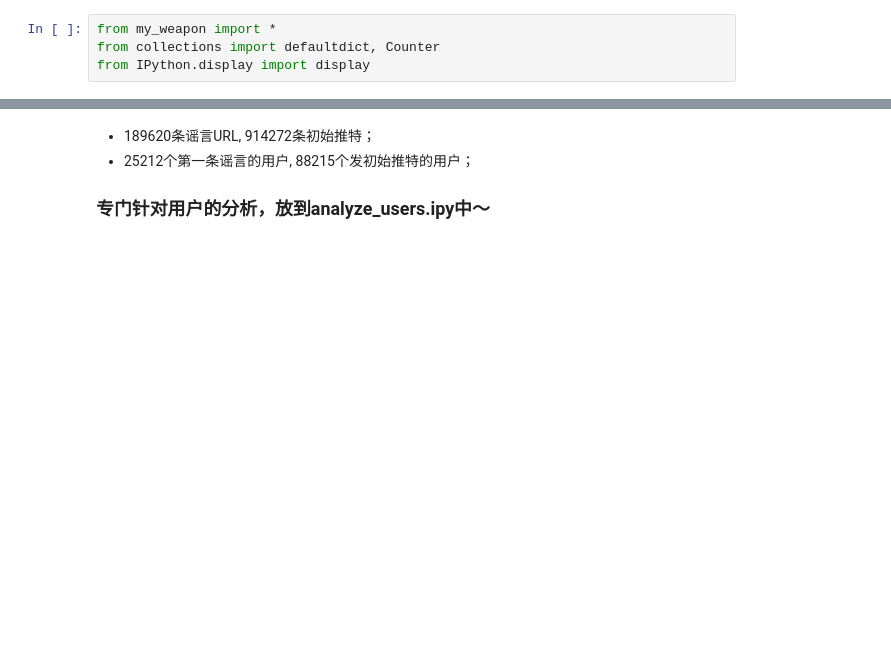
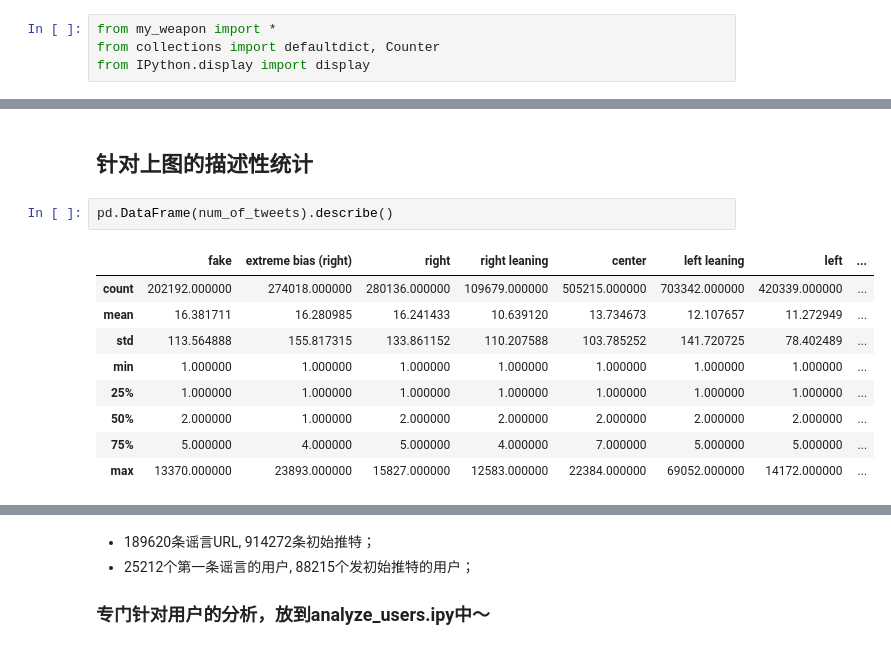
Before and after one commit to kayzhou/fake_news_during_election, a Jupyter notebook: all_tweets.ipynb, the cells around one changed output, grey strips where cells are left out. Cells and saved outputs as stored; diff of their text form; blank space fills up the shorter version.

```diff
--- a/all_tweets.ipynb
+++ b/all_tweets.ipynb
@@ -71,0 +94,14 @@ plt.close()
+# %% [markdown]
+## 针对上图的描述性统计
+# %%
+pd.DataFrame(num_of_tweets).describe()
+# %% [output]
+|  | fake | extreme bias (right) | right | right leaning | center | left leaning | left | ... |
+| count | 202192.000000 | 274018.000000 | 280136.000000 | 109679.000000 | 505215.000000 | 703342.000000 | 420339.000000 | ... |
+| mean | 16.381711 | 16.280985 | 16.241433 | 10.639120 | 13.734673 | 12.107657 | 11.272949 | ... |
+| std | 113.564888 | 155.817315 | 133.861152 | 110.207588 | 103.785252 | 141.720725 | 78.402489 | ... |
+| min | 1.000000 | 1.000000 | 1.000000 | 1.000000 | 1.000000 | 1.000000 | 1.000000 | ... |
+| 25% | 1.000000 | 1.000000 | 1.000000 | 1.000000 | 1.000000 | 1.000000 | 1.000000 | ... |
+| 50% | 2.000000 | 1.000000 | 2.000000 | 2.000000 | 2.000000 | 2.000000 | 2.000000 | ... |
+| 75% | 5.000000 | 4.000000 | 5.000000 | 4.000000 | 7.000000 | 5.000000 | 5.000000 | ... |
+| max | 13370.000000 | 23893.000000 | 15827.000000 | 12583.000000 | 22384.000000 | 69052.000000 | 14172.000000 | ... |
```
Also changed, not shown: parts of 4 cells of this notebook, 1 other file.
